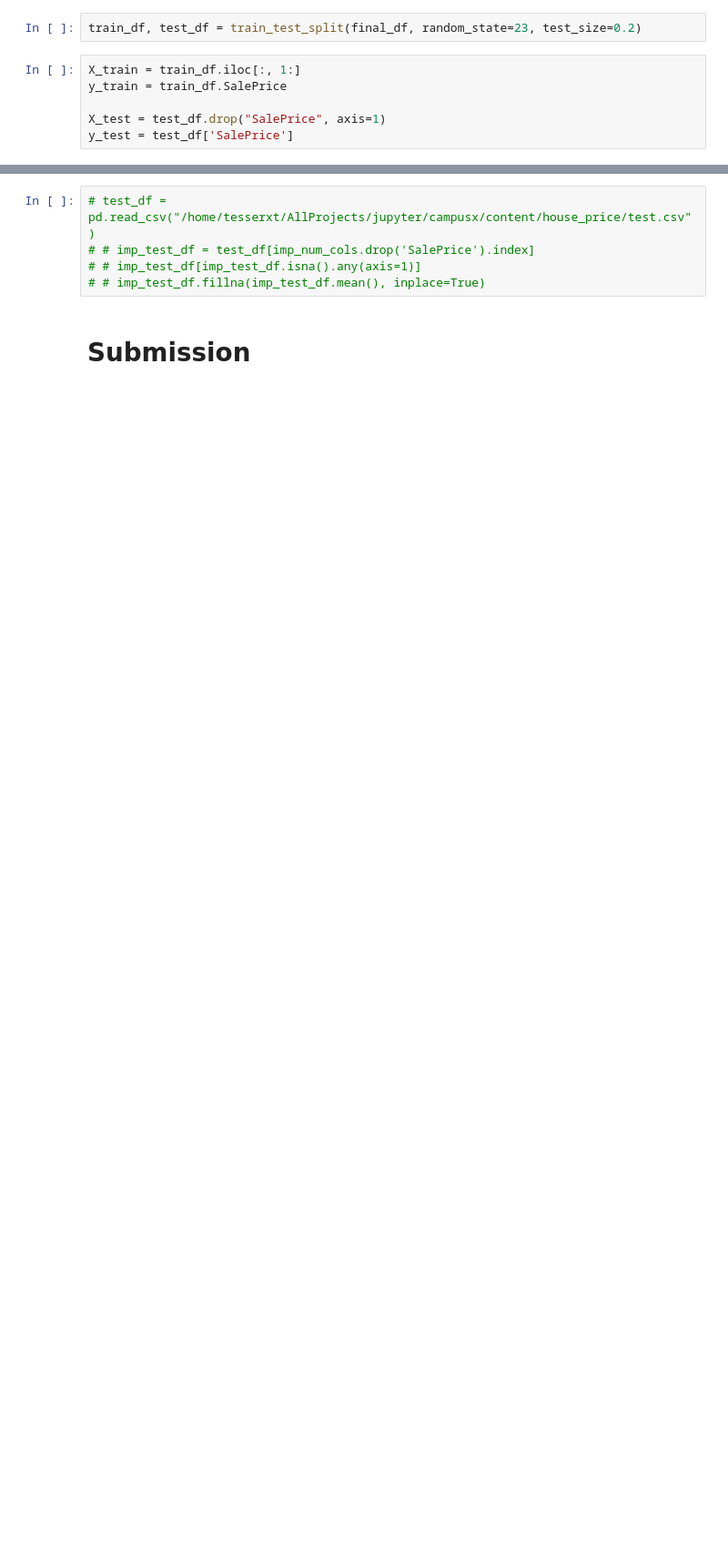
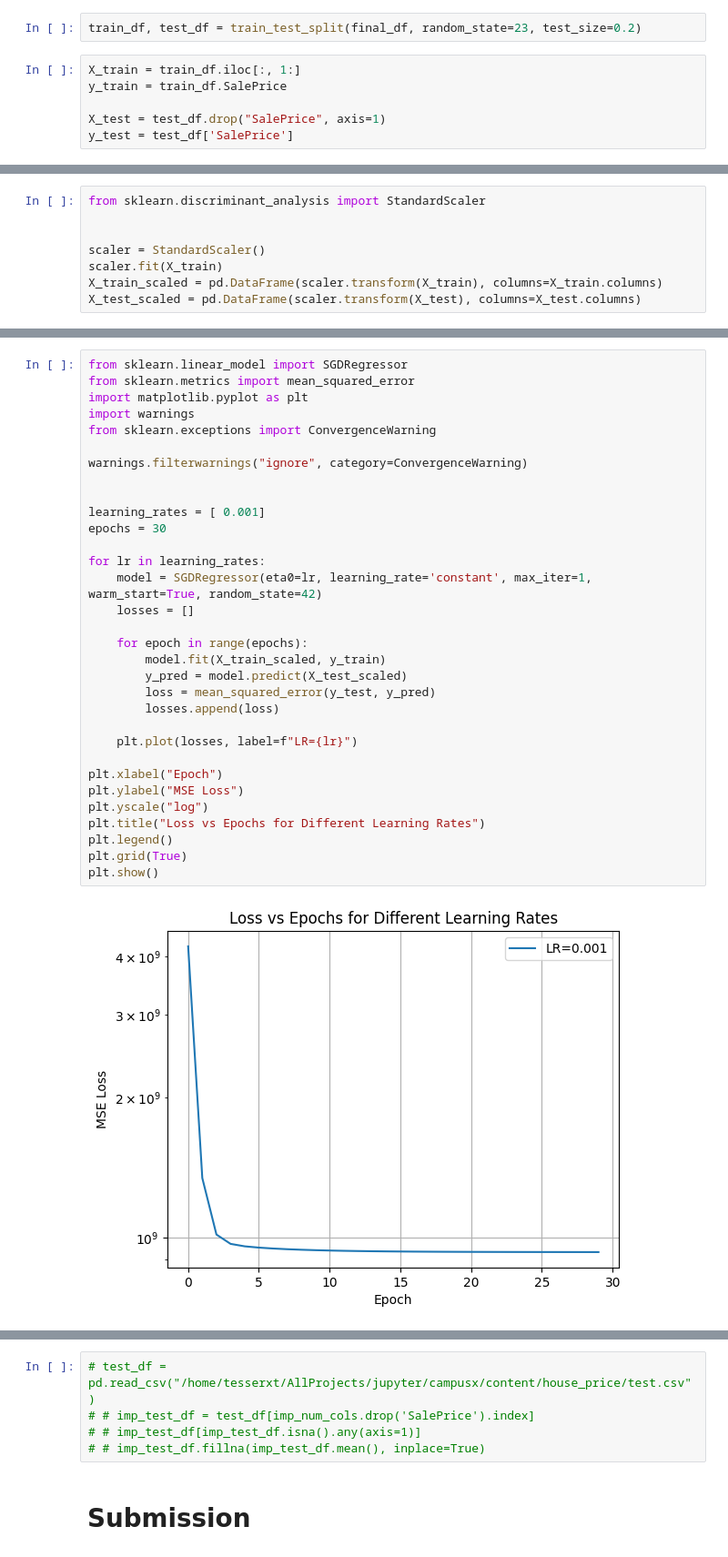
Before and after one commit to Tesserxt/jupyter_venv, a Jupyter notebook: houseprice/notebooks/house_price.ipynb, the cells around one changed output, grey strips where cells are left out. Shown at 91% size. Drawn from its saved outputs; the diff is of its cells as text; blank space fills up the shorter version.

Commit message:
standardization done, SGDRegressor used

```diff
--- a/houseprice/notebooks/house_price.ipynb
+++ b/houseprice/notebooks/house_price.ipynb
@@ -296,0 +317,8 @@ r2_score(y_pred=preds, y_true=y_test)
+# %%
+from sklearn.discriminant_analysis import StandardScaler
+
+
+scaler = StandardScaler()
+scaler.fit(X_train)
+X_train_scaled = pd.DataFrame(scaler.transform(X_train), columns=X_train.columns)
+X_test_scaled = pd.DataFrame(scaler.transform(X_test), columns=X_test.columns)
@@ -296,0 +330,34 @@ r2_score(y_pred=preds, y_true=y_test)
+# %%
+from sklearn.linear_model import SGDRegressor
+from sklearn.metrics import mean_squared_error
+import matplotlib.pyplot as plt
+import warnings
+from sklearn.exceptions import ConvergenceWarning
+
+warnings.filterwarnings("ignore", category=ConvergenceWarning)
+
+
+learning_rates = [ 0.001]
+epochs = 30
+
+for lr in learning_rates:
+    model = SGDRegressor(eta0=lr, learning_rate='constant', max_iter=1, warm_start=True, random_state=42)
+    losses = []
+
+    for epoch in range(epochs):
+        model.fit(X_train_scaled, y_train)
+        y_pred = model.predict(X_test_scaled)
+        loss = mean_squared_error(y_test, y_pred)
+        losses.append(loss)
+
+    plt.plot(losses, label=f"LR={lr}")
+
+plt.xlabel("Epoch")
+plt.ylabel("MSE Loss")
+plt.yscale("log")
+plt.title("Loss vs Epochs for Different Learning Rates")
+plt.legend()
+plt.grid(True)
+plt.show()
+# %% [output]
+[figure, added]
```
Also changed, not shown: parts of 20 cells of this notebook.
